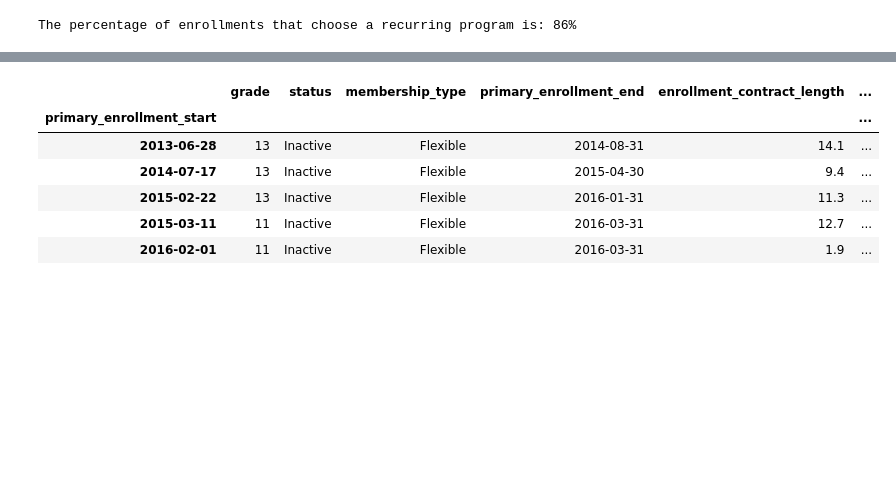
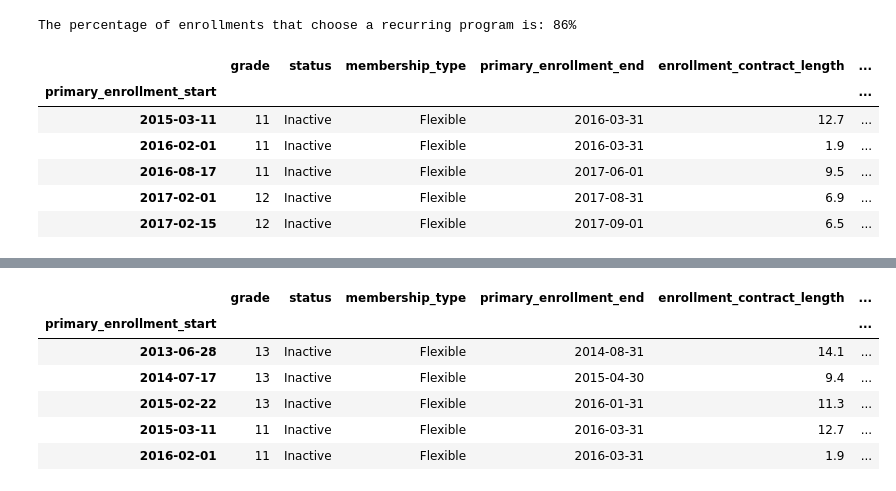
Before and after one commit to elijahlopez94/trends_in_supplemental_education_program, a Jupyter notebook: eda_notebook.ipynb, the cells around one changed output, grey strips where cells are left out. Cells and saved outputs as stored; diff of their text form; code cells hidden in the pictures; blank space fills up the shorter version.

```diff
--- a/eda_notebook.ipynb
+++ b/eda_notebook.ipynb
@@ -704,3 +712,26 @@ percent_recurring_enrollments = (membership_type_counts['Flexible'] + membership
 print(f'The percentage of enrollments that choose a recurring program is: {percent_recurring_enrollments:.0f}%')
 # %% [output]
 The percentage of enrollments that choose a recurring program is: 86%
+# %%
+# Copy Accounts df and isolate those where Grade is not NaN or 13
+account_student_grades = accounts.copy()
+account_student_grades = account_student_grades.loc[(account_student_grades['grade'] != 13) & (account_student_grades['grade'].notna())]
+
+# Calculate elapsed time
+account_student_grades['elapsed_years'] = (pd.to_datetime('now') - account_student_grades.index)
+
+# Convert to years
+account_student_grades['elapsed_years'] = round(account_student_grades['elapsed_years'].dt.total_seconds() / (60 * 60 * 24 * 365.25), 0)
+account_student_grades.head()
+
+account_student_grades['grade'] = account_student_grades['grade'].astype(int)
+account_student_grades['grade_when_created'] = account_student_grades['grade'] - account_student_grades['elapsed_years']
+account_student_grades.head()
+# %% [output]
+|  | grade | status | membership_type | primary_enrollment_end | enrollment_contract_length | ... |
+| primary_enrollment_start |  |  |  |  |  | ... |
+| 2015-03-11 | 11 | Inactive | Flexible | 2016-03-31 | 12.7 | ... |
+| 2016-02-01 | 11 | Inactive | Flexible | 2016-03-31 | 1.9 | ... |
+| 2016-08-17 | 11 | Inactive | Flexible | 2017-06-01 | 9.5 | ... |
+| 2017-02-01 | 12 | Inactive | Flexible | 2017-08-31 | 6.9 | ... |
+| 2017-02-15 | 12 | Inactive | Flexible | 2017-09-01 | 6.5 | ... |
```
Also changed, not shown: parts of 16 cells of this notebook.
